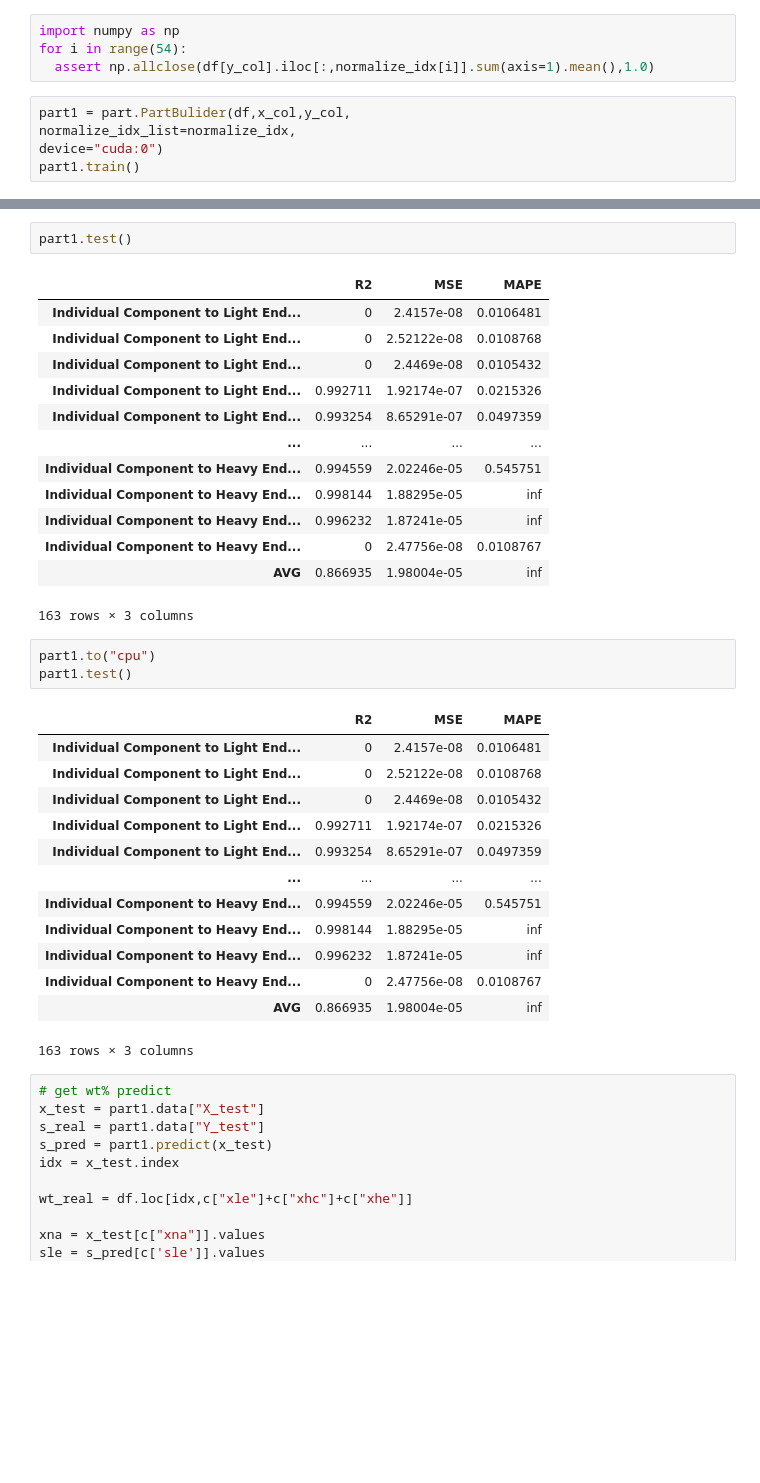
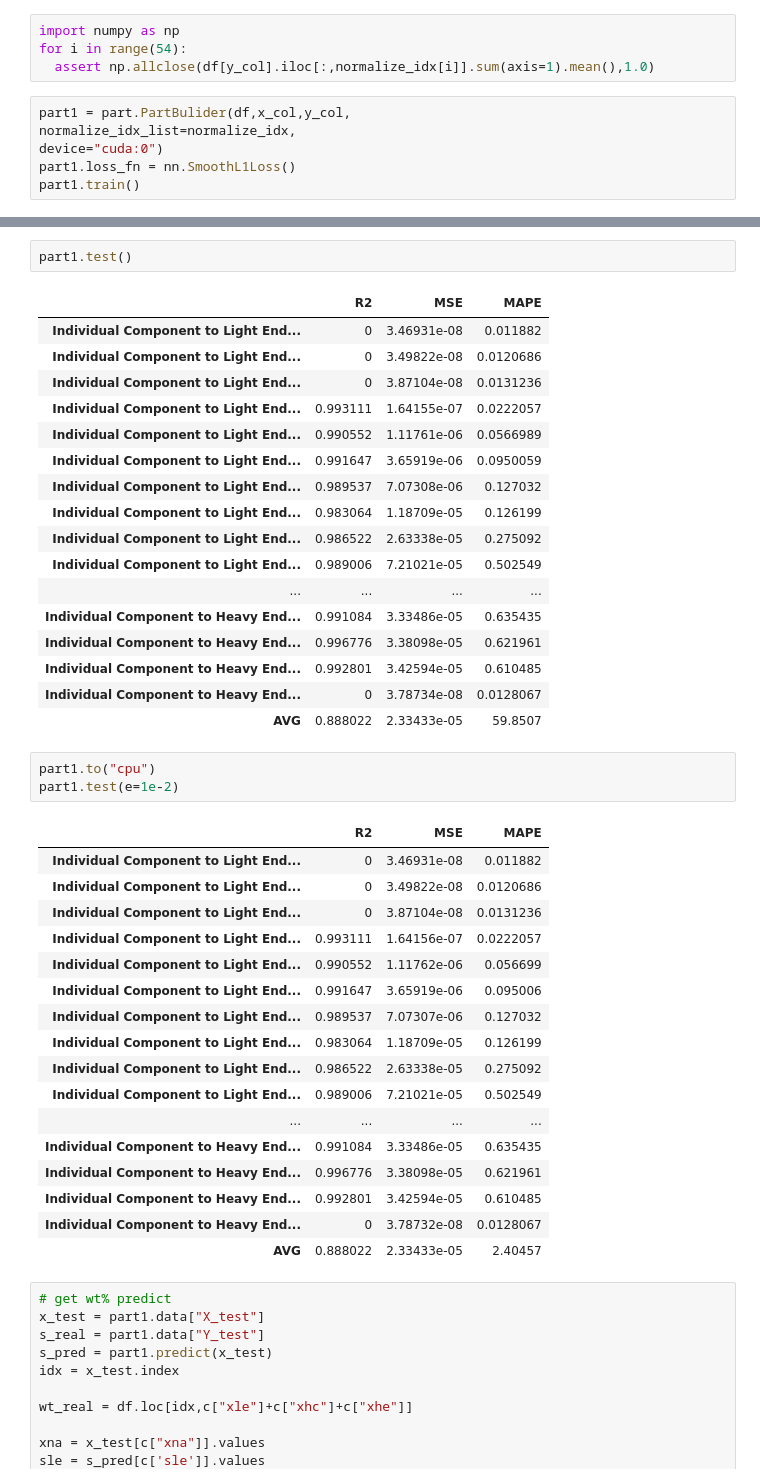
Before and after one commit to skywalker0803r/autorch, a Jupyter notebook: examples/autorch_example_gpu.ipynb, the cells around one changed output, grey strips where cells are left out. Drawn from its saved outputs; the diff is of its cells as text; blank space fills up the shorter version.

```diff
--- a/examples/autorch_example_gpu.ipynb
+++ b/examples/autorch_example_gpu.ipynb
@@ -74,5 +74,6 @@ for i in range(54):
 part1 = part.PartBulider(df,x_col,y_col,
 normalize_idx_list=normalize_idx,
 device="cuda:0")
+part1.loss_fn = nn.SmoothL1Loss()
 part1.train()
 # %% [output]
@@ -95,35 +96,43 @@ Sequential(
 part1.test()
 # %% [output]
 |  | R2 | MSE | MAPE |
-| Individual Component to Light End... | 0 | 2.4157e-08 | 0.0106481 |
-| Individual Component to Light End... | 0 | 2.52122e-08 | 0.0108768 |
-| Individual Component to Light End... | 0 | 2.4469e-08 | 0.0105432 |
-| Individual Component to Light End... | 0.992711 | 1.92174e-07 | 0.0215326 |
-| Individual Component to Light End... | 0.993254 | 8.65291e-07 | 0.0497359 |
+| Individual Component to Light End... | 0 | 3.46931e-08 | 0.011882 |
+| Individual Component to Light End... | 0 | 3.49822e-08 | 0.0120686 |
+| Individual Component to Light End... | 0 | 3.87104e-08 | 0.0131236 |
+| Individual Component to Light End... | 0.993111 | 1.64155e-07 | 0.0222057 |
+| Individual Component to Light End... | 0.990552 | 1.11761e-06 | 0.0566989 |
+| Individual Component to Light End... | 0.991647 | 3.65919e-06 | 0.0950059 |
+| Individual Component to Light End... | 0.989537 | 7.07308e-06 | 0.127032 |
+| Individual Component to Light End... | 0.983064 | 1.18709e-05 | 0.126199 |
+| Individual Component to Light End... | 0.986522 | 2.63338e-05 | 0.275092 |
+| Individual Component to Light End... | 0.989006 | 7.21021e-05 | 0.502549 |
 | ... | ... | ... | ... |
-| Individual Component to Heavy End... | 0.994559 | 2.02246e-05 | 0.545751 |
-| Individual Component to Heavy End... | 0.998144 | 1.88295e-05 | inf |
-| Individual Component to Heavy End... | 0.996232 | 1.87241e-05 | inf |
-| Individual Component to Heavy End... | 0 | 2.47756e-08 | 0.0108767 |
-| AVG | 0.866935 | 1.98004e-05 | inf |
+| Individual Component to Heavy End... | 0.991084 | 3.33486e-05 | 0.635435 |
+| Individual Component to Heavy End... | 0.996776 | 3.38098e-05 | 0.621961 |
+| Individual Component to Heavy End... | 0.992801 | 3.42594e-05 | 0.610485 |
+| Individual Component to Heavy End... | 0 | 3.78734e-08 | 0.0128067 |
+| AVG | 0.888022 | 2.33433e-05 | 59.8507 |
-163 rows × 3 columns
 # %%
 part1.to("cpu")
-part1.test()
+part1.test(e=1e-2)
 # %% [output]
 |  | R2 | MSE | MAPE |
-| Individual Component to Light End... | 0 | 2.4157e-08 | 0.0106481 |
-| Individual Component to Light End... | 0 | 2.52122e-08 | 0.0108768 |
-| Individual Component to Light End... | 0 | 2.4469e-08 | 0.0105432 |
-| Individual Component to Light End... | 0.992711 | 1.92174e-07 | 0.0215326 |
-| Individual Component to Light End... | 0.993254 | 8.65291e-07 | 0.0497359 |
+| Individual Component to Light End... | 0 | 3.46931e-08 | 0.011882 |
+| Individual Component to Light End... | 0 | 3.49822e-08 | 0.0120686 |
+| Individual Component to Light End... | 0 | 3.87104e-08 | 0.0131236 |
+| Individual Component to Light End... | 0.993111 | 1.64156e-07 | 0.0222057 |
+| Individual Component to Light End... | 0.990552 | 1.11762e-06 | 0.056699 |
+| Individual Component to Light End... | 0.991647 | 3.65919e-06 | 0.095006 |
+| Individual Component to Light End... | 0.989537 | 7.07307e-06 | 0.127032 |
+| Individual Component to Light End... | 0.983064 | 1.18709e-05 | 0.126199 |
+| Individual Component to Light End... | 0.986522 | 2.63338e-05 | 0.275092 |
+| Individual Component to Light End... | 0.989006 | 7.21021e-05 | 0.502549 |
 | ... | ... | ... | ... |
-| Individual Component to Heavy End... | 0.994559 | 2.02246e-05 | 0.545751 |
-| Individual Component to Heavy End... | 0.998144 | 1.88295e-05 | inf |
-| Individual Component to Heavy End... | 0.996232 | 1.87241e-05 | inf |
-| Individual Component to Heavy End... | 0 | 2.47756e-08 | 0.0108767 |
-| AVG | 0.866935 | 1.98004e-05 | inf |
+| Individual Component to Heavy End... | 0.991084 | 3.33486e-05 | 0.635435 |
+| Individual Component to Heavy End... | 0.996776 | 3.38098e-05 | 0.621961 |
+| Individual Component to Heavy End... | 0.992801 | 3.42594e-05 | 0.610485 |
+| Individual Component to Heavy End... | 0 | 3.78732e-08 | 0.0128067 |
+| AVG | 0.888022 | 2.33433e-05 | 2.40457 |
-163 rows × 3 columns
 # %%
 # get wt% predict
 x_test = part1.data["X_test"]
```
Also changed, not shown: parts of 4 cells of this notebook.
